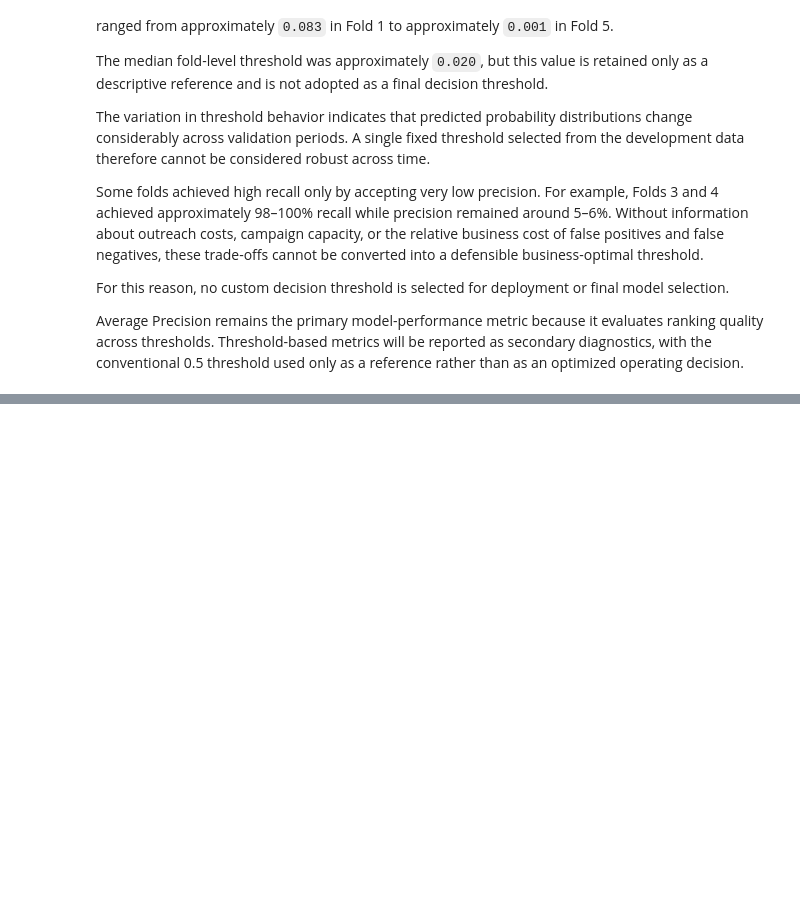
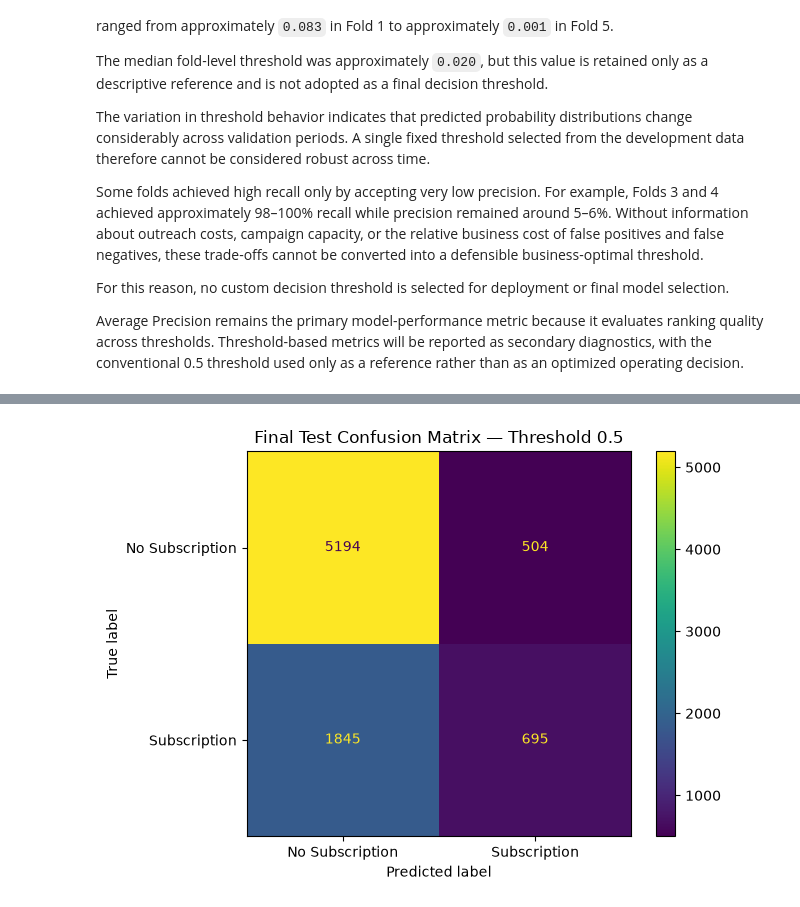
Before and after one commit to NourhanFarag/bank-marketing-subscription-prediction, a Jupyter notebook: notebooks/01_bank_marketing_analysis.ipynb, the cells around one changed output, grey strips where cells are left out. Cells and saved outputs as stored; diff of their text form; code cells hidden in the pictures; blank space fills up the shorter version.

Commit message:
Evaluate final model on out-of-time test set

```diff
--- a/notebooks/01_bank_marketing_analysis.ipynb
+++ b/notebooks/01_bank_marketing_analysis.ipynb
@@ -2901,0 +3006,22 @@ Average Precision remains the primary model-performance metric because it evalua
+# %%
+y_test_prob = (
+    final_pipeline
+    .predict_proba(X_test)[:, 1]
+)
+
+y_test_pred_05 = (
+    y_test_prob >= 0.5
+).astype(int)
+
+print(
+    "Predictions generated:",
+    len(y_test_prob)
+)
+
+print(
+    "Predicted-positive rate at 0.5:",
+    round(
+        y_test_pred_05.mean(),
+        4
+    )
+)
@@ -2901,0 +3189,22 @@ Average Precision remains the primary model-performance metric because it evalua
+# %%
+from sklearn.metrics import ConfusionMatrixDisplay
+
+ConfusionMatrixDisplay.from_predictions(
+    y_test,
+    y_test_pred_05,
+    labels=[0, 1],
+    display_labels=[
+        "No Subscription",
+        "Subscription"
+    ],
+    values_format="d"
+)
+
+plt.title(
+    "Final Test Confusion Matrix — Threshold 0.5"
+)
+
+plt.tight_layout()
+plt.show()
+# %% [output]
+[figure, added]
```
Also changed, not shown: parts of 15 cells of this notebook.
